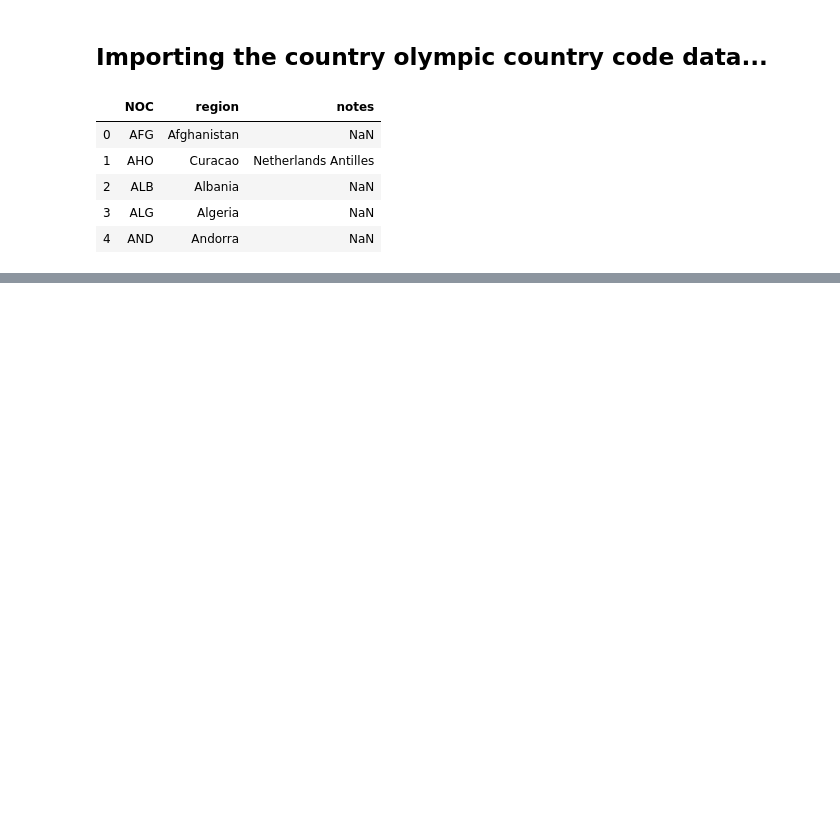
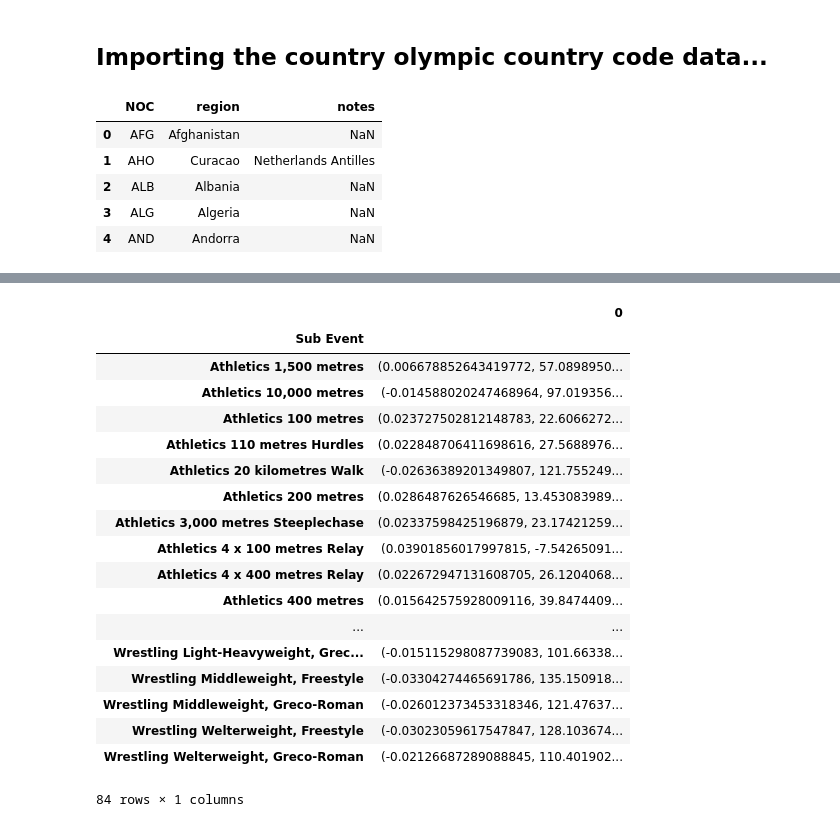
Before and after one commit to dowripple/ProjectOneRepo_JeremyKasieMichael, a Jupyter notebook: notebooks/olympicHeights.ipynb, the cells around one changed output, grey strips where cells are left out. Drawn from its saved outputs; the diff is of its cells as text; code cells hidden in the pictures; blank space fills up the shorter version.

```diff
--- a/notebooks/olympicHeights.ipynb
+++ b/notebooks/olympicHeights.ipynb
@@ -605,0 +701,41 @@ regions_df.head()
+# %%
+def regression(further_cleaned_data):
+
+
+    x  = further_cleaned_data['Year']
+    y = further_cleaned_data['Median Height']
+
+    # https://docs.scipy.org/doc/numpy/reference/generated/numpy.polyfit.html
+    m, b = np.polyfit(x, y, 1) # degree 1 = linear regression
+
+    return m,b
+# slopes = []
+# y_intercepts =[]
+
+# further_cleaned_data.groupby('Sub Event').apply(regression)
+
+lin_regression = pd.DataFrame(further_cleaned_data.groupby('Sub Event').apply(regression))
+lin_regression
+
+
+# type(further_cleaned_data.groupby('Sub Event').apply(regression))
+# %% [output]
+|  | 0 |
+| Sub Event |  |
+| Athletics 1,500 metres | (0.006678852643419772, 57.0898950... |
+| Athletics 10,000 metres | (-0.014588020247468964, 97.019356... |
+| Athletics 100 metres | (0.023727502812148783, 22.6066272... |
+| Athletics 110 metres Hurdles | (0.022848706411698616, 27.5688976... |
+| Athletics 20 kilometres Walk | (-0.02636389201349807, 121.755249... |
+| Athletics 200 metres | (0.0286487626546685, 13.453083989... |
+| Athletics 3,000 metres Steeplechase | (0.02337598425196879, 23.17421259... |
+| Athletics 4 x 100 metres Relay | (0.03901856017997815, -7.54265091... |
+| Athletics 4 x 400 metres Relay | (0.022672947131608705, 26.1204068... |
+| Athletics 400 metres | (0.015642575928009116, 39.8474409... |
+| ... | ... |
+| Wrestling Light-Heavyweight, Grec... | (-0.015115298087739083, 101.66338... |
+| Wrestling Middleweight, Freestyle | (-0.03304274465691786, 135.150918... |
+| Wrestling Middleweight, Greco-Roman | (-0.026012373453318346, 121.47637... |
+| Wrestling Welterweight, Freestyle | (-0.03023059617547847, 128.103674... |
+| Wrestling Welterweight, Greco-Roman | (-0.02126687289088845, 110.401902... |
+84 rows × 1 columns
```
Also changed, not shown: parts of 11 cells of this notebook, 1 other file.
